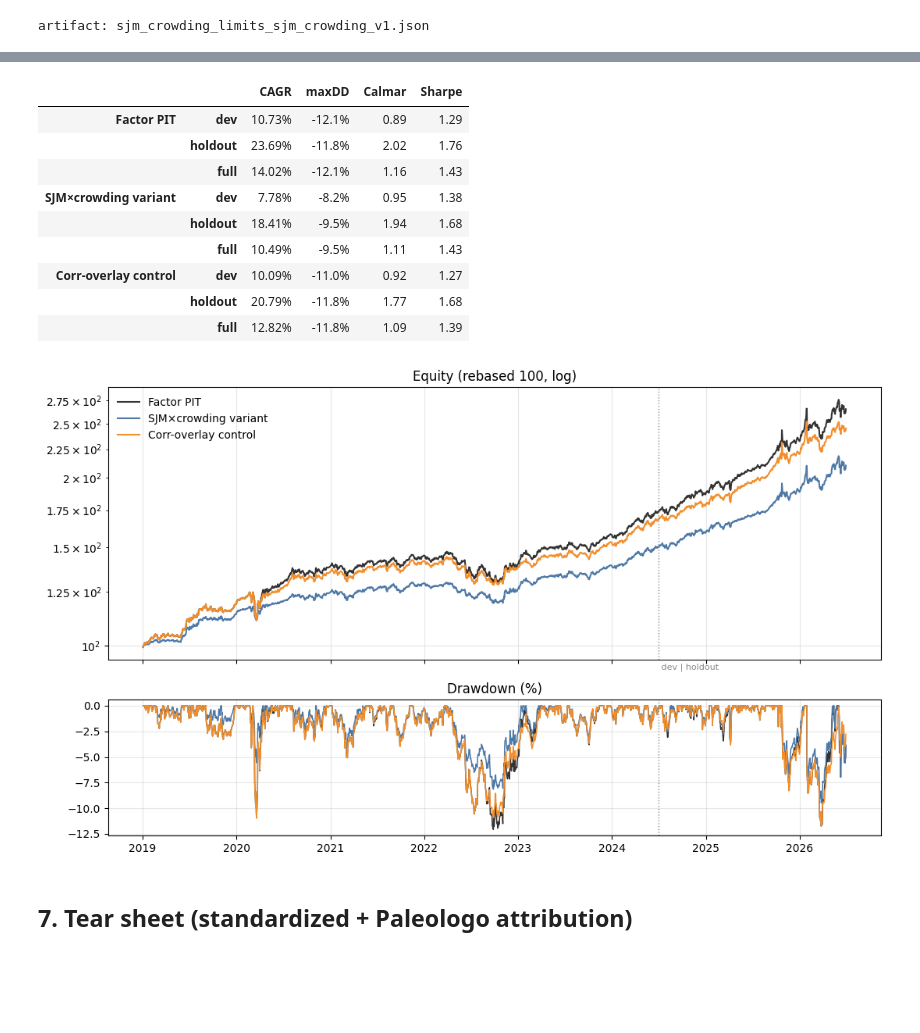
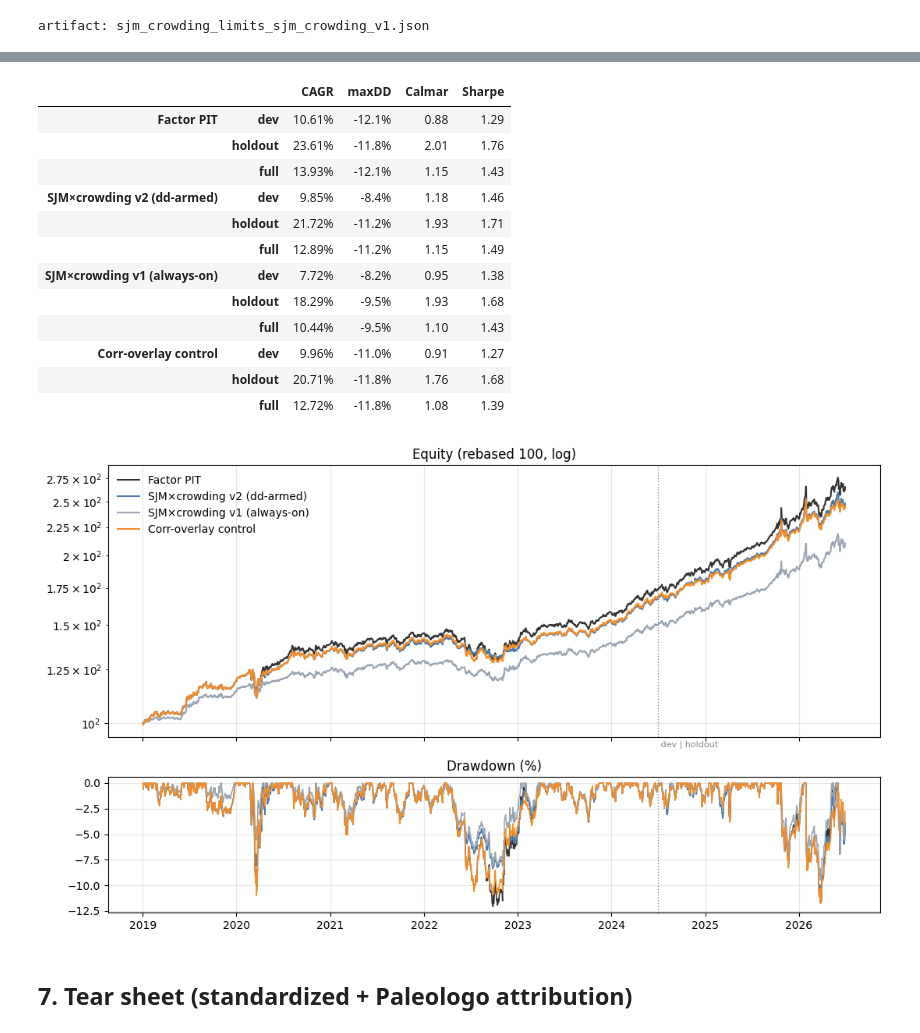
Before and after one commit to norandom/Global_Macro_AI_Factors, a Jupyter notebook: notebooks/17_sjm_crowding_derisk.ipynb, the cells around one changed output, grey strips where cells are left out. Saved outputs shown, nothing was run; the diff lists cells and outputs as text; code cells hidden in the pictures; blank space fills up the shorter version.

```diff
--- a/notebooks/17_sjm_crowding_derisk.ipynb
+++ b/notebooks/17_sjm_crowding_derisk.ipynb
@@ -339,5 +354,7 @@ dev control (corr overlay): Calmar 0.92  maxDD 11.0%
 # %%
-# /loop — reuse the factor_loop engine: one deterministic mutation per iteration on the DEV window
+# /loop v2 — same engine, amended objective (dev Calmar) + pre-registered arm mutations
+RUN_ID_V2 = "sjm_crowding_v2_calmar"
+
 def registry_fn(config):
     k = dict(config.overlay or BASE_KNOBS)
     muts = []
@@ -351,40 +368,48 @@ def registry_fn(config):
         if abs(sc - k.get("scale", 1.0)) > 1e-9: muts.append(fl.Mutation("overlay", "overlay", {**k, "scale": sc}, False))
     for flo in (0.5, 0.3):
         if abs(flo - k.get("floor", 0.4)) > 1e-9: muts.append(fl.Mutation("overlay", "overlay", {**k, "floor": flo}, False))
+    for arm in (None, -0.02, -0.03, -0.04, -0.05):
+        if arm != k.get("arm"): muts.append(fl.Mutation("overlay", "overlay", {**k, "arm": arm}, False))
     return muts
 
 BASE_DEV = {"cagr": cagr(base_dev_eq), "maxdd": maxdd(base_dev_eq)}
+CAGR_BUDGET = 0.035
 
 def verify_fn(config, mutation):
     knobs = dict(config.overlay or BASE_KNOBS)
     r, _ = overlay_returns(knobs)
     e = equity_of(dev(r))
     c, m, cal = cagr(e), maxdd(e), calmar(e)
-    passed = c >= BASE_DEV["cagr"] - 0.035          # the "little return cost" budget (3.5pp, user-approved)
-    verdict = fl.GateVerdict(passed=bool(passed), skill_pass=bool(passed), stability_pass=True,
-                             recall_pass=True, risk_shape_pass=bool(abs(m) <= abs(BASE_DEV["maxdd"])),
-                             first_failure=None if passed else f"budget: CAGR {c:.2%} vs floor {BASE_DEV["cagr"]-0.02:.2%}",
+    budget_ok = c >= BASE_DEV["cagr"] - CAGR_BUDGET
+    dd_ok = abs(m) <= abs(CTRL_DEV_DD)
+    passed = budget_ok and dd_ok
+    verdict = fl.GateVerdict(passed=bool(passed), skill_pass=bool(budget_ok), stability_pass=True,
+                             recall_pass=True, risk_shape_pass=bool(dd_ok),
+                             first_failure=None if passed else
+                             (f"budget: CAGR {c:.2%} vs floor {BASE_DEV['cagr']-CAGR_BUDGET:.2%}" if not budget_ok
+                              else f"protection: maxDD {m:.1%} vs control {CTRL_DEV_DD:.1%}"),
                              values={"dev_cagr": c, "dev_maxdd": m, "dev_calmar": cal})
-    # objective = shallowest max drawdown (higher is better as -|DD|); Calmar reported alongside
-    return fl.LoopEval(appraisal=float(-abs(m)), verdict=verdict, control_appraisal=float(CTRL_DEV_DD))
+    return fl.LoopEval(appraisal=float(cal), verdict=verdict, control_appraisal=float(ctrl_dev_calmar))
 
 seed = fl.FactorConfig(overlay=BASE_KNOBS)
-ledger = fl.run_loop(seed, verify_fn, dry_rounds=12, registry_fn=registry_fn, max_iters=40)
+ledger = fl.run_loop(seed, verify_fn, dry_rounds=12, registry_fn=registry_fn, max_iters=60)
 best = seed
 for e in ledger:
     if e.decision == "KEEP" and e.mutation is not None:
         best = fl.apply_mutation(best, e.mutation)
 print(f"loop: {len(ledger)-1} iterations, {sum(1 for e in ledger[1:] if e.decision=='KEEP')} kept")
 for e in ledger:
-    mut = "(seed)" if e.mutation is None else {kk: vv for kk, vv in e.mutation.value.items() if kk != "limits" and vv != BASE_KNOBS.get(kk)}
+    mut = "(seed)" if e.mutation is None else {**{kk: vv for kk, vv in e.mutation.value.items()
+                                                  if kk != "limits" and vv != BASE_KNOBS.get(kk)},
+                                               "arm": e.mutation.value.get("arm")}
     v = e.verdict.values
     print(f"  it{e.iteration:02d} {e.decision:6s} maxDD={v['dev_maxdd']:.1%} cagr={v['dev_cagr']:.2%} calmar={v['dev_calmar']:.2f} {mut}")
 
 payload = fl.build_loop_payload(ledger, seed_config=seed, best_config=best,
-    built_at=pd.Timestamp.utcnow().isoformat(), run_id=RUN_ID,
+    built_at=pd.Timestamp.utcnow().isoformat(), run_id=RUN_ID_V2,
     oos_window=(str(factor_ret.index[0].date()), str(DEV_END.date())), seed=42, gate_config=fl.GateConfig())
 try:
-    p = fl.write_loop_ledger(payload, DATA, RUN_ID + "_35pp")
+    p = fl.write_loop_ledger(payload, DATA, RUN_ID_V2)
     print("ledger ->", p.name)
 except FileExistsError:
     print("ledger already exists (additive artifact preserved)")
@@ -417,41 +446,49 @@ The kept configuration is now applied to the untouched holdout (2024-07 → 2026
 # %%
 var_ret, var_cap = overlay_returns(BEST_KNOBS)
-lines = {"Factor PIT": factor_ret, "SJM×crowding variant": var_ret, "Corr-overlay control": ctrl_ret}
+# v1 always-on line, replayed from its write-once artifact (adopted 2026-07-21)
+v1_eq = active_span(pd.read_parquet(DATA / "sjm_crowding_derisk_equity_ext2026.parquet")["value"])
+v1_ret = v1_eq.pct_change().dropna()
+lines = {"Factor PIT": factor_ret, "SJM×crowding v2 (dd-armed)": var_ret,
+         "SJM×crowding v1 (always-on)": v1_ret, "Corr-overlay control": ctrl_ret}
 hold = lambda r: r.loc[DEV_END + pd.Timedelta(days=1):]
 
 rows = {}
 for name, r in lines.items():
     for tag, seg in (("dev", dev(r)), ("holdout", hold(r)), ("full", r)):
         e = equity_of(seg)
         rows[(name, tag)] = {"CAGR": cagr(e), "maxDD": maxdd(e), "Calmar": calmar(e),
                              "Sharpe": float(seg.mean() / seg.std() * np.sqrt(A))}
 summ = pd.DataFrame(rows).T
 display(summ.style.format({"CAGR": "{:.2%}", "maxDD": "{:.1%}", "Calmar": "{:.2f}", "Sharpe": "{:.2f}"}))
 
 fig, (ax1, ax2) = plt.subplots(2, 1, figsize=(11, 6.5), sharex=True, height_ratios=[2, 1])
-cols = {"Factor PIT": "#333333", "SJM×crowding variant": "#4e79a7", "Corr-overlay control": "#f28e2b"}
+cols = {"Factor PIT": "#333333", "SJM×crowding v2 (dd-armed)": "#4e79a7",
+        "SJM×crowding v1 (always-on)": "#9aa5b1", "Corr-overlay control": "#f28e2b"}
 for name, r in lines.items():
     e = equity_of(r) * 100
     ax1.plot(e.index, e.values, label=name, color=cols[name], lw=1.5)
     d = equity_of(r); d = d / d.cummax() - 1
     ax2.plot(d.index, d.values * 100, color=cols[name], lw=1.1)
 ax1.axvline(DEV_END, color="#888", ls=":", lw=1); ax1.text(DEV_END, ax1.get_ylim()[0], " dev | holdout", fontsize=8, color="#888")
 ax2.axvline(DEV_END, color="#888", ls=":", lw=1)
 ax1.set_yscale("log"); ax1.legend(frameon=False); ax1.set_title("Equity (rebased 100, log)"); ax1.grid(True, alpha=0.3)
 ax2.set_title("Drawdown (%)"); ax2.grid(True, alpha=0.3)
 plt.tight_layout();
 # %% [output]
 |  |  | CAGR | maxDD | Calmar | Sharpe |
-| Factor PIT | dev | 10.73% | -12.1% | 0.89 | 1.29 |
-|  | holdout | 23.69% | -11.8% | 2.02 | 1.76 |
-|  | full | 14.02% | -12.1% | 1.16 | 1.43 |
-| SJM×crowding variant | dev | 7.78% | -8.2% | 0.95 | 1.38 |
-|  | holdout | 18.41% | -9.5% | 1.94 | 1.68 |
-|  | full | 10.49% | -9.5% | 1.11 | 1.43 |
-| Corr-overlay control | dev | 10.09% | -11.0% | 0.92 | 1.27 |
-|  | holdout | 20.79% | -11.8% | 1.77 | 1.68 |
-|  | full | 12.82% | -11.8% | 1.09 | 1.39 |
+| Factor PIT | dev | 10.61% | -12.1% | 0.88 | 1.29 |
+|  | holdout | 23.61% | -11.8% | 2.01 | 1.76 |
+|  | full | 13.93% | -12.1% | 1.15 | 1.43 |
+| SJM×crowding v2 (dd-armed) | dev | 9.85% | -8.4% | 1.18 | 1.46 |
+|  | holdout | 21.72% | -11.2% | 1.93 | 1.71 |
+|  | full | 12.89% | -11.2% | 1.15 | 1.49 |
+| SJM×crowding v1 (always-on) | dev | 7.72% | -8.2% | 0.95 | 1.38 |
+|  | holdout | 18.29% | -9.5% | 1.93 | 1.68 |
+|  | full | 10.44% | -9.5% | 1.10 | 1.43 |
+| Corr-overlay control | dev | 9.96% | -11.0% | 0.91 | 1.27 |
+|  | holdout | 20.71% | -11.8% | 1.76 | 1.68 |
+|  | full | 12.72% | -11.8% | 1.08 | 1.39 |
-[figure, old version]
+[figure, new version]
 # %% [markdown]
 ## 7. Tear sheet (standardized + Paleologo attribution)
 # %%
```
Also changed, not shown: parts of 9 cells of this notebook, 24 other files.
